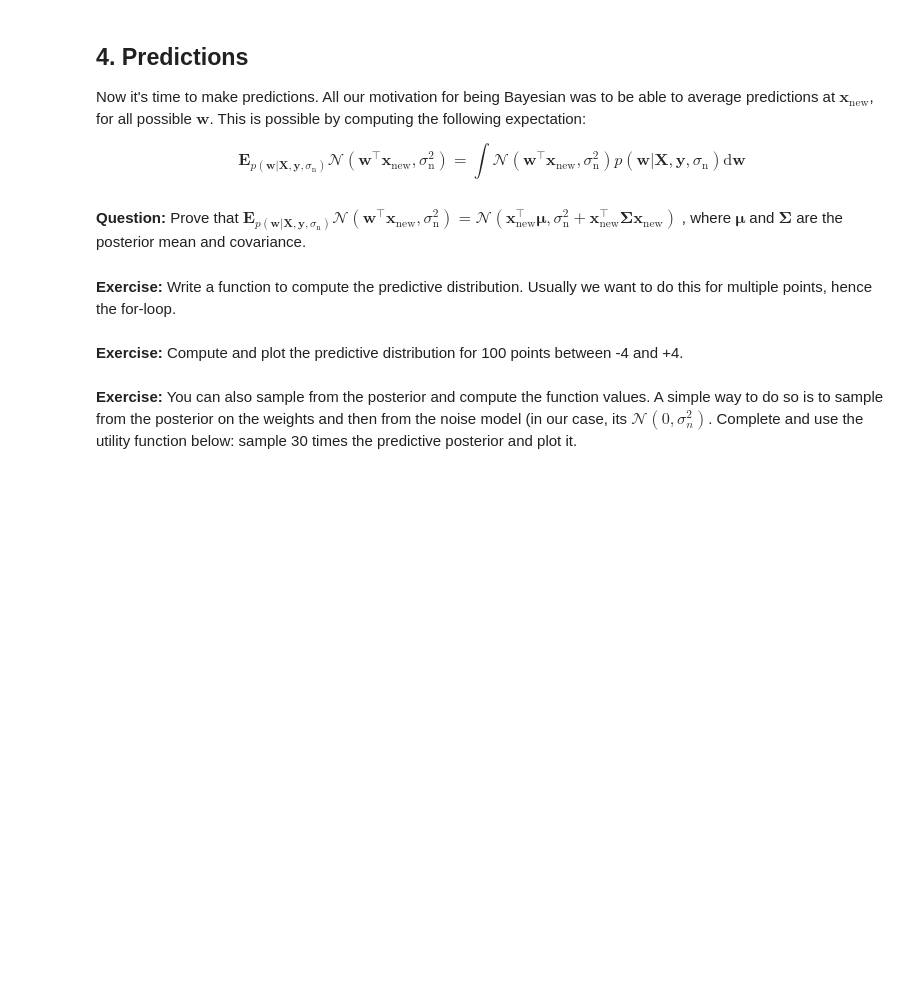
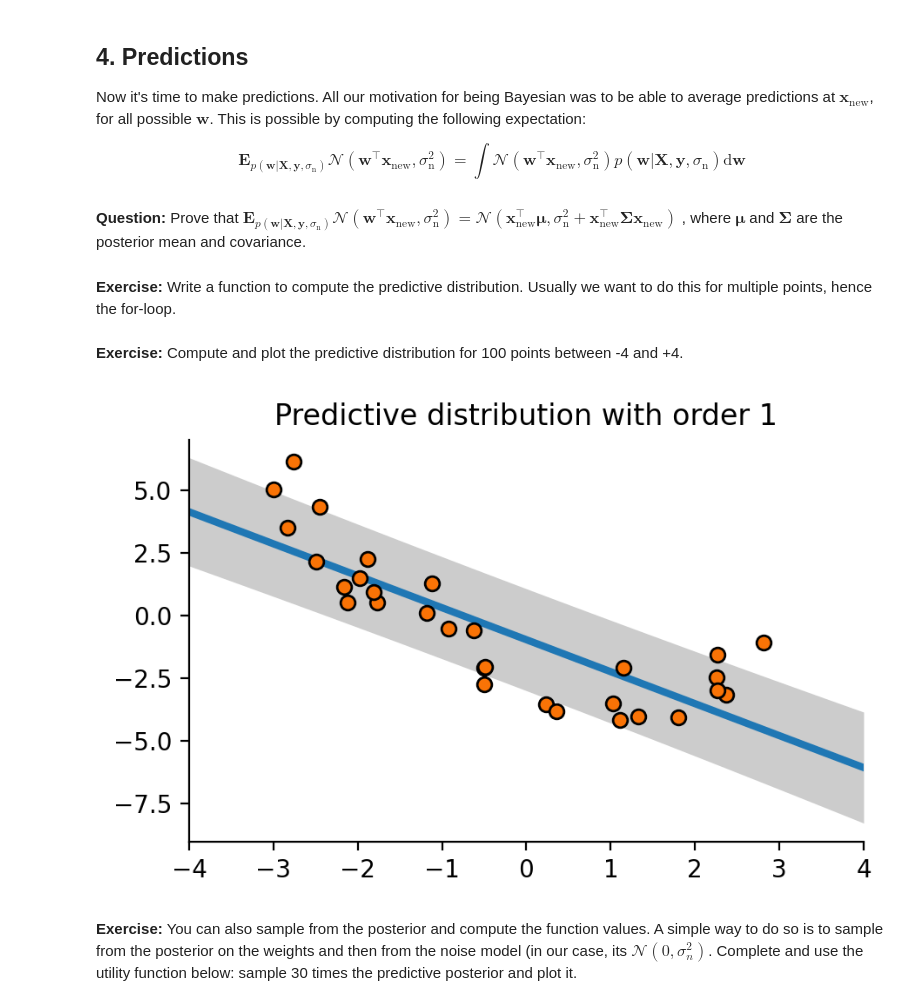
Before and after one commit to Maestro-Zacht/ASD, a Jupyter notebook: lab_week1/Bayesian_Linear_Regression.ipynb, the cells around one changed output. Drawn from its saved outputs; the diff is of its cells as text; code cells hidden in the pictures; blank space fills up the shorter version.

```diff
--- a/lab_week1/Bayesian_Linear_Regression.ipynb
+++ b/lab_week1/Bayesian_Linear_Regression.ipynb
@@ -152,7 +153,8 @@ This can be done in many ways. One of them is using a double list comprehension
 # %%
 def build_features(x, K):
     # @@ COMPLETE @@ #
-    # X = ...
+    N = x.shape[0]
+    X = np.column_stack([np.ones(N)]+[x ** i for i in range(1, K + 1)])
     return X
 # %%
 build_features(x, 2)
@@ -186,3 +198,14 @@ def compute_posterior(X, y, sw2, sn2):
+# %%
+def compute_posterior(X, y, sw2, sn2):
+    # @@ COMPLETE @@ #
+    S_inv = 1/sw2 * np.eye(X.shape[1])
+    # S = sw2 * np.eye(X.shape[1])
+    Sig_inv = 1/sn2 * X.T @ X + S_inv
+    Sig = np.linalg.inv(Sig_inv)
+    w_posterior_mean = 1/sn2 * Sig @ X.T @ y
+    w_posterior_cov = Sig
+
+    return w_posterior_mean, w_posterior_cov
 # %% [markdown]
 **Execise:** Compute the posterior for the regression dataset. For the moment, place $\sigma_\mathrm{w}^2=1$ and start with polynomial of order 1. Finally, print the posterior mean and covariance. Comment the results.
 # %%
@@ -190,8 +213,8 @@ sw2 = 1
 K = 1
 
 # @@ COMPLETE @@ #
-# X =
-# w_posterior_mean, w_posterior_cov =
+X = build_features(x, K)
+w_posterior_mean, w_posterior_cov = compute_posterior(X, y, sw2, sn2)
 
 
 print(w_posterior_mean)
@@ -249,8 +278,8 @@ Usually we want to do this for multiple points, hence the for-loop.
 def compute_predictive(Xt, w_mean, w_cov, sn2):
     def _compute_predictive_single_point(xt_i, w_mean, w_cov, sn2):
         # @@ COMPLETE @@ #
-        # yt_i_mean = ...
-        # yt_i_var = ...
+        yt_i_mean = xt_i.T @ w_mean
+        yt_i_var = sn2 + xt_i.T @ w_cov @ xt_i
         return yt_i_mean, yt_i_var
 
     yt_mean, yt_var = np.zeros(len(Xt)), np.zeros(len(Xt))
@@ -265,18 +294,20 @@ def compute_predictive(Xt, w_mean, w_cov, sn2):
 # %%
 xt = np.linspace(-4, 4, 250)
 Xt = build_features(xt, K)
 # @@ COMPLETE @@ #
-# y_mean, y_var =
+y_mean, y_var = compute_predictive(Xt, w_posterior_mean, w_posterior_cov, sn2)
 
 fig, ax = plt.subplots(figsize=[5, 3])
 ax.scatter(x, y, edgecolor="black", linewidth=1, facecolor="xkcd:orange", zorder=10)
 ax.plot(xt, y_mean, color="tab:blue", lw=3)
 
 lb = y_mean - 2 * np.sqrt(y_var)
 ub = y_mean + 2 * np.sqrt(y_var)
 ax.fill_between(xt, lb, ub, color=".80", lw=0)
 ax.set_title(f"Predictive distribution with order {K}")
 plt.show()
+# %% [output]
+[figure, added]
 # %% [markdown]
 **Exercise:** You can also sample from the posterior and compute the function values. A simple way to do so is to sample from the posterior on the weights and then from the noise model (in our case, its $\mathcal{N}(0, \sigma_n^2)$.
 Complete and use the utility function below: sample 30 times the predictive posterior and plot it.
```
Also changed, not shown: parts of 8 cells of this notebook.
